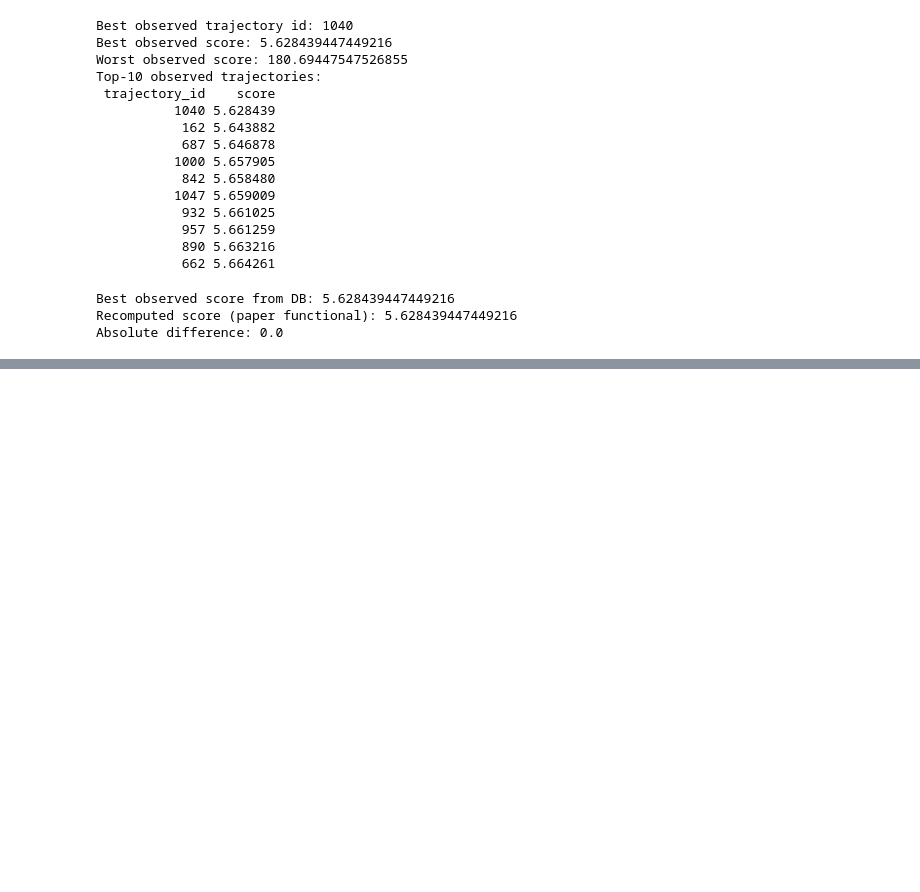
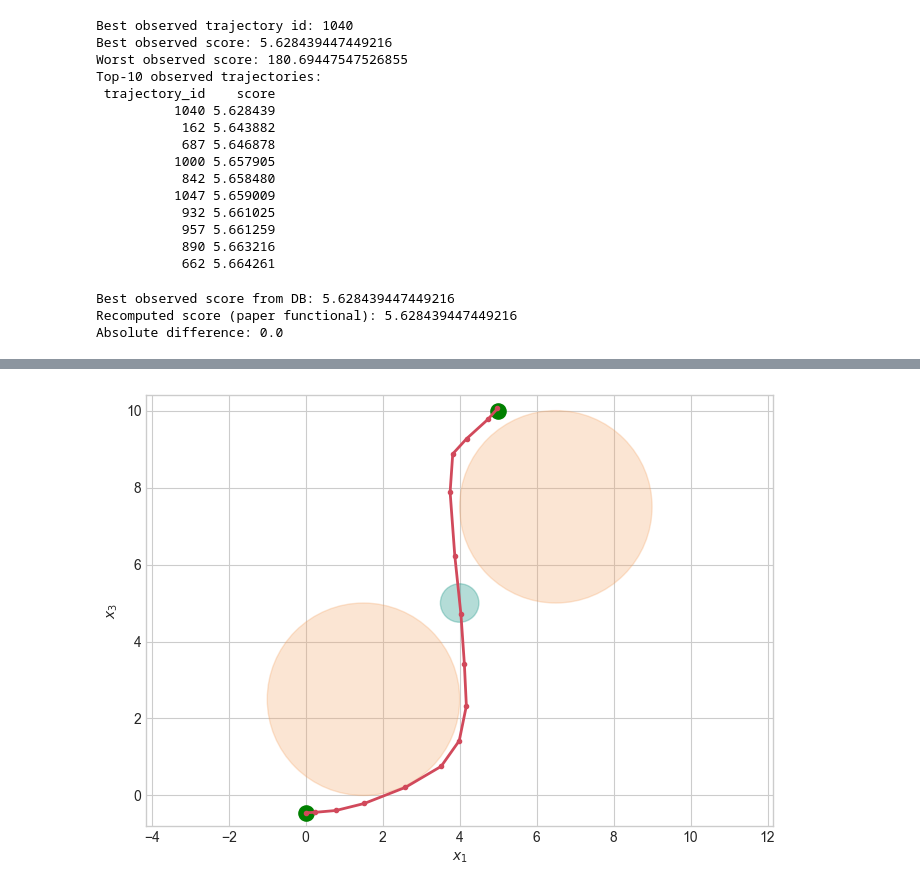
Before and after one commit to mkorobovv/mai-final-project, a Jupyter notebook: research/notebooks/01_single_trajectory.ipynb, the cells around one changed output, grey strips where cells are left out. Drawn from its saved outputs; the diff is of its cells as text; code cells hidden in the pictures; blank space fills up the shorter version.

```diff
--- a/research/notebooks/01_single_trajectory.ipynb
+++ b/research/notebooks/01_single_trajectory.ipynb
@@ -106,31 +110,32 @@ print('Improvement:', float(best_obs['score'] - best_j_opt))
 # %%
 from dynamics import rollout
 
 X_opt = rollout(initial_state, best_u_opt, cfg.dt)
 
-fig, ax = plt.subplots(1, 2, figsize=(13, 5))
+fig, ax = plt.subplots(figsize=(7, 5))
 
-ax[0].plot(X_opt[:, 0], X_opt[:, 2], '-o', markersize=3, linewidth=2.0, color='#D1495B', label='оптимальная траектория')
+ax.plot(X_opt[:, 0], X_opt[:, 2], '-o', markersize=3, linewidth=2.0, color='#D1495B')
 
 for cyl in cfg.cylinders:
     c = plt.Circle((cyl.x, cyl.z), cyl.radius, color='#F4A261', alpha=0.28)
-    ax[0].add_patch(c)
+    ax.add_patch(c)
 for wnd in cfg.windows:
     w = plt.Circle((wnd.x, wnd.z), wnd.radius, color='#2A9D8F', alpha=0.35)
-    ax[0].add_patch(w)
+    ax.add_patch(w)
 
-ax[0].scatter([cfg.terminal_state[0]], [cfg.terminal_state[2]], marker='o', s=160, color='black', label='целевая точка')
-ax[0].set_title('Траектория в плоскости $x_1$–$x_3$')
-ax[0].set_xlabel('$x_1$')
-ax[0].set_ylabel('$x_3$')
-ax[0].axis('equal')
-ax[0].legend(loc='best')
+ax.scatter([cfg.terminal_state[0]], [cfg.terminal_state[2]], marker='o', s=120, color='green')
+ax.scatter([initial_state[0]], [initial_state[2]], marker='o', s=120, color='green')
+ax.set_xlabel('$x_1$')
+ax.set_ylabel('$x_3$')
+ax.axis('equal')
 
-ax[1].plot(np.arange(len(trace)) * 100, trace, color='#1D3557')
-ax[1].set_title('Ход оптимизации (имитация отжига)')
-ax[1].set_xlabel('итерация')
-ax[1].set_ylabel('лучший функционал $J$')
+# ax[1].plot(np.arange(len(trace)) * 100, trace, color='#1D3557')
+# ax[1].set_title('Ход оптимизации (имитация отжига)')
+# ax[1].set_xlabel('итерация')
+# ax[1].set_ylabel('лучший функционал $J$')
 
 plt.tight_layout()
 plt.show()
+# %% [output]
+[figure, added]
 # %%
```
Also changed, not shown: parts of 10 cells of this notebook, 4 other files.
